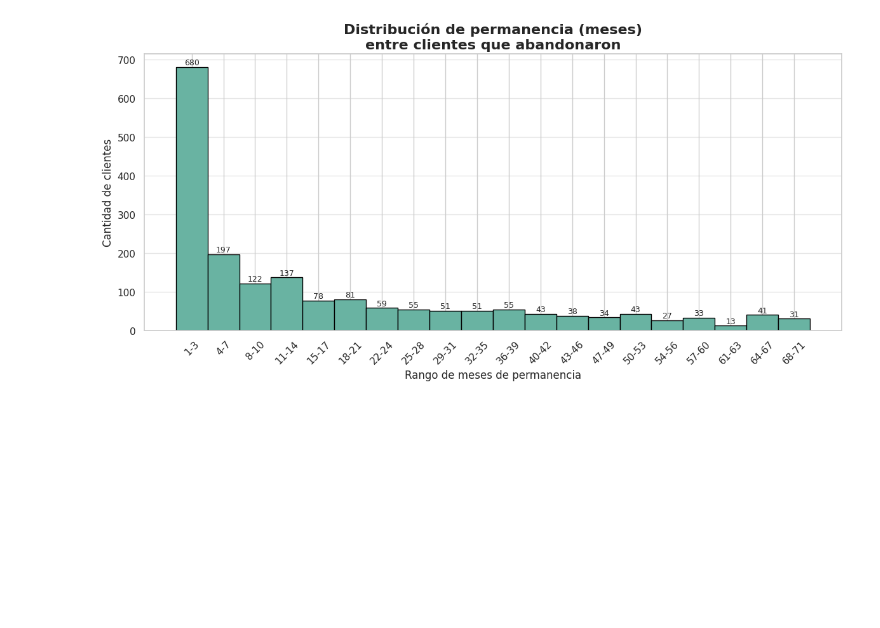
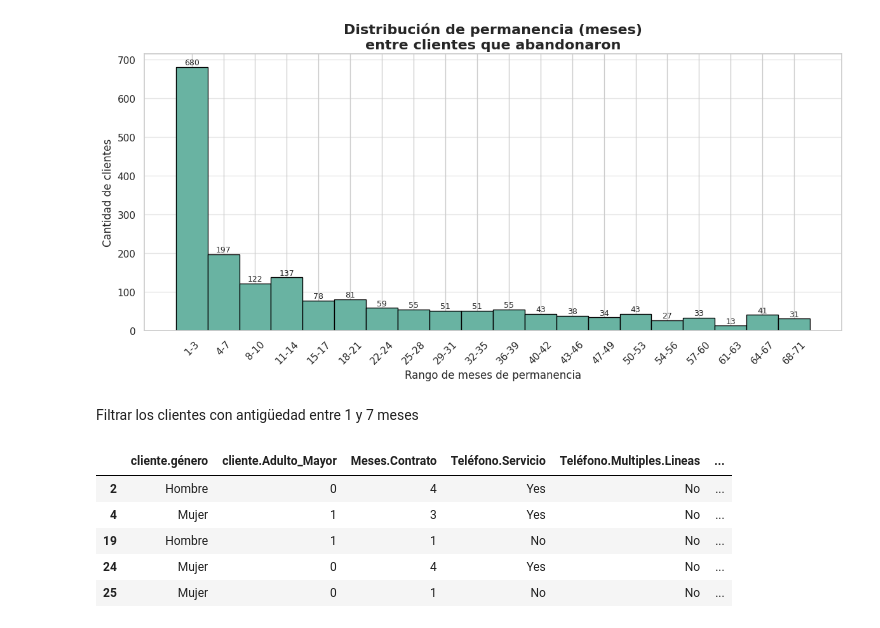
Before and after one commit to Lexx4nder/challenge2-data-science-LATAM, a Jupyter notebook: Challenge_2_Data_Science_|_TELECOM_X.ipynb, the cells around one changed output. Cells and saved outputs as stored; diff of their text form; code cells hidden in the pictures; blank space fills up the shorter version.

```diff
--- a/Challenge_2_Data_Science_|_TELECOM_X.ipynb
+++ b/Challenge_2_Data_Science_|_TELECOM_X.ipynb
@@ -688,3 +688,19 @@ plt.tight_layout()
 plt.show()
 # %% [output]
 [figure]
+# %% [markdown]
+Filtrar los clientes con antigüedad entre 1 y 7 meses
+# %%
+clientes_abandonaron_7meses = clientes_abandonaron_limpio[
+    (clientes_abandonaron_limpio['Meses.Contrato'] >= 1) &
+    (clientes_abandonaron_limpio['Meses.Contrato'] <= 7)
+].copy()
+
+clientes_abandonaron_7meses.head()
+# %% [output]
+|  | cliente.género | cliente.Adulto_Mayor | Meses.Contrato | Teléfono.Servicio | Teléfono.Multiples.Lineas | ... |
+| 2 | Hombre | 0 | 4 | Yes | No | ... |
+| 4 | Mujer | 1 | 3 | Yes | No | ... |
+| 19 | Hombre | 1 | 1 | No | No | ... |
+| 24 | Mujer | 0 | 4 | Yes | No | ... |
+| 25 | Mujer | 0 | 1 | No | No | ... |
```
Also changed, not shown: parts of 5 cells of this notebook.
